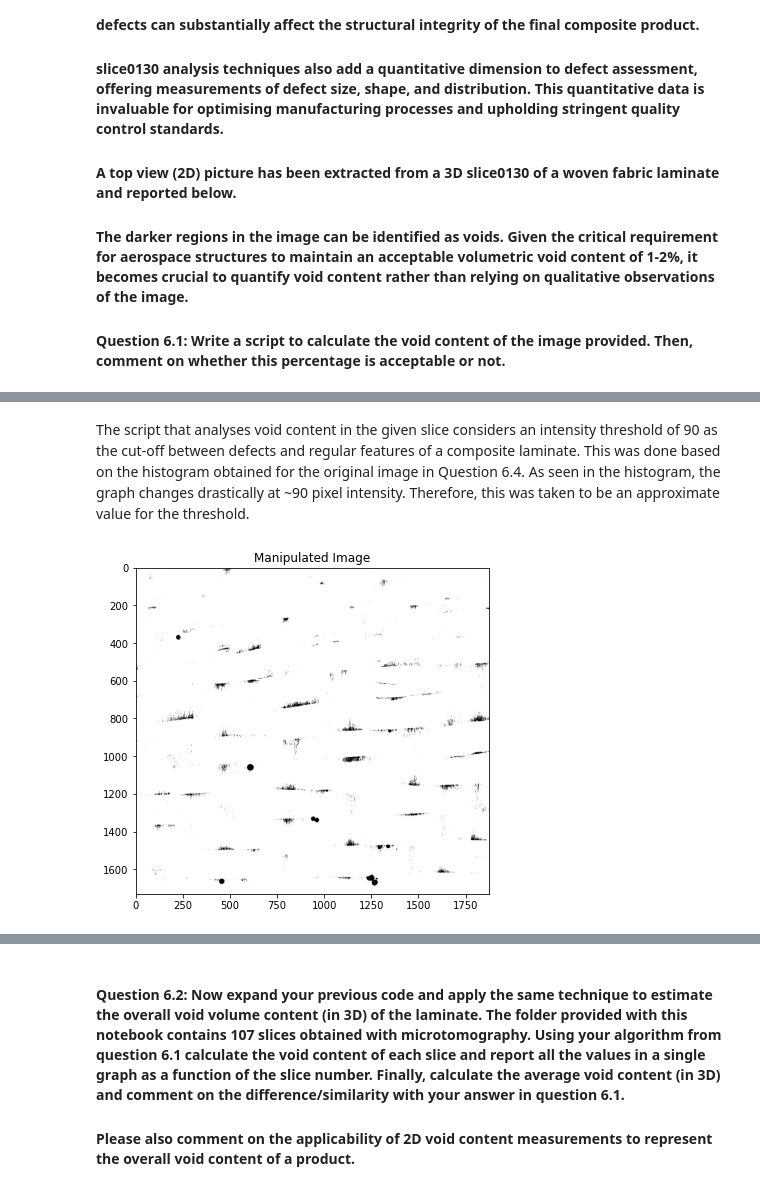
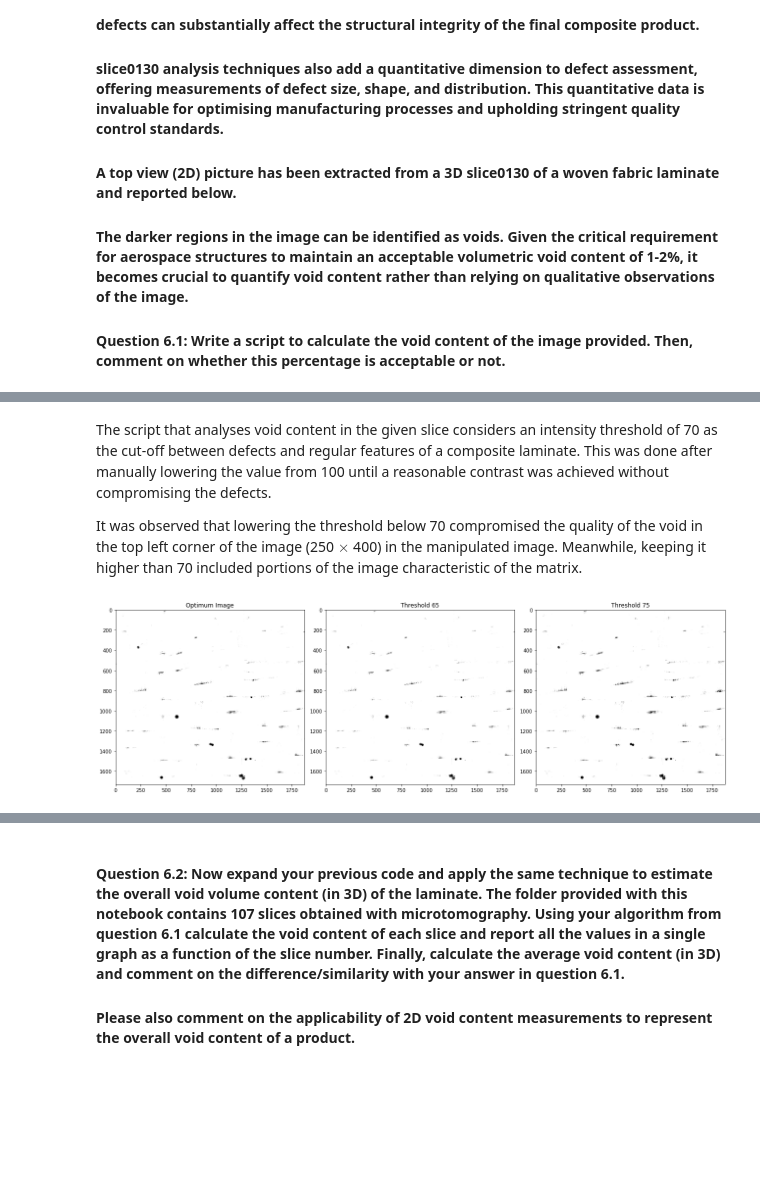
Before and after one commit to arthurstreebgreebling/PCM, a Jupyter notebook: A4 Manufacturing Defects/Notebook Defects.ipynb, the cells around one changed output, grey strips where cells are left out. Drawn from its saved outputs; the diff is of its cells as text; code cells hidden in the pictures; blank space fills up the shorter version.

```diff
--- a/A4 Manufacturing Defects/Notebook Defects.ipynb
+++ b/A4 Manufacturing Defects/Notebook Defects.ipynb
@@ -237,6 +246,8 @@ Capiliary flow would result in greater inter-tow porosity. Voids will be noticea
 
 Figure 8
 # %% [markdown]
-The script that analyses void content in the given slice considers an intensity threshold of 90 as the cut-off between defects and regular features of a composite laminate. This was done based on the histogram obtained for the original image in Question 6.4. As seen in the histogram, the graph changes drastically at ~90 pixel intensity. Therefore, this was taken to be an approximate value for the threshold.
+The script that analyses void content in the given slice considers an intensity threshold of 70 as the cut-off between defects and regular features of a composite laminate. This was done after manually lowering the value from 100 until a reasonable contrast was achieved without compromising the defects.
+
+It was observed that lowering the threshold below 70 compromised the quality of the void in the top left corner of the image (250 $\times$ 400) in the manipulated image. Meanwhile, keeping it higher than 70 included portions of the image characteristic of the matrix.
 # %%
 def calculate_void_content(slice0130):
@@ -251,15 +264,22 @@ slice0130_path = 'slice_0130.jpeg'
 slice0130 = cv2.imread(slice0130_path, cv2.IMREAD_GRAYSCALE)
 
 #Compute void content
-void_content, thresholded = calculate_void_content(slice0130)
-
-#Print manipulated image
-plt.figure(figsize=(10, 6))
-plt.imshow(thresholded, cmap='gray')
-plt.title('Manipulated Image')
-plt.show()
+void_content, optimum, thresh65, thresh75 = calculate_void_content(slice0130)
-# %% [output]
-[figure, removed]
+# %%
+plt.figure(figsize=(18, 6))k
+plt.subplot(1, 3, 1)
+plt.imshow(optimum, cmap='gray')
+plt.title('Optimum Image')
+plt.subplot(1, 3, 2)
+plt.imshow(thresh65, cmap='gray')
+plt.title('Threshold 65')
+plt.subplot(1, 3, 3)
+plt.imshow(thresh75, cmap='gray')
+plt.title('Threshold 75')
+plt.tight_layout()
+plt.show()
+# %% [output]
+[figure, added]
 # %%
 #Void content
 print(f"Void Content: {void_content:.2f}%")
```
Also changed, not shown: parts of 38 cells of this notebook, 4 other files.
